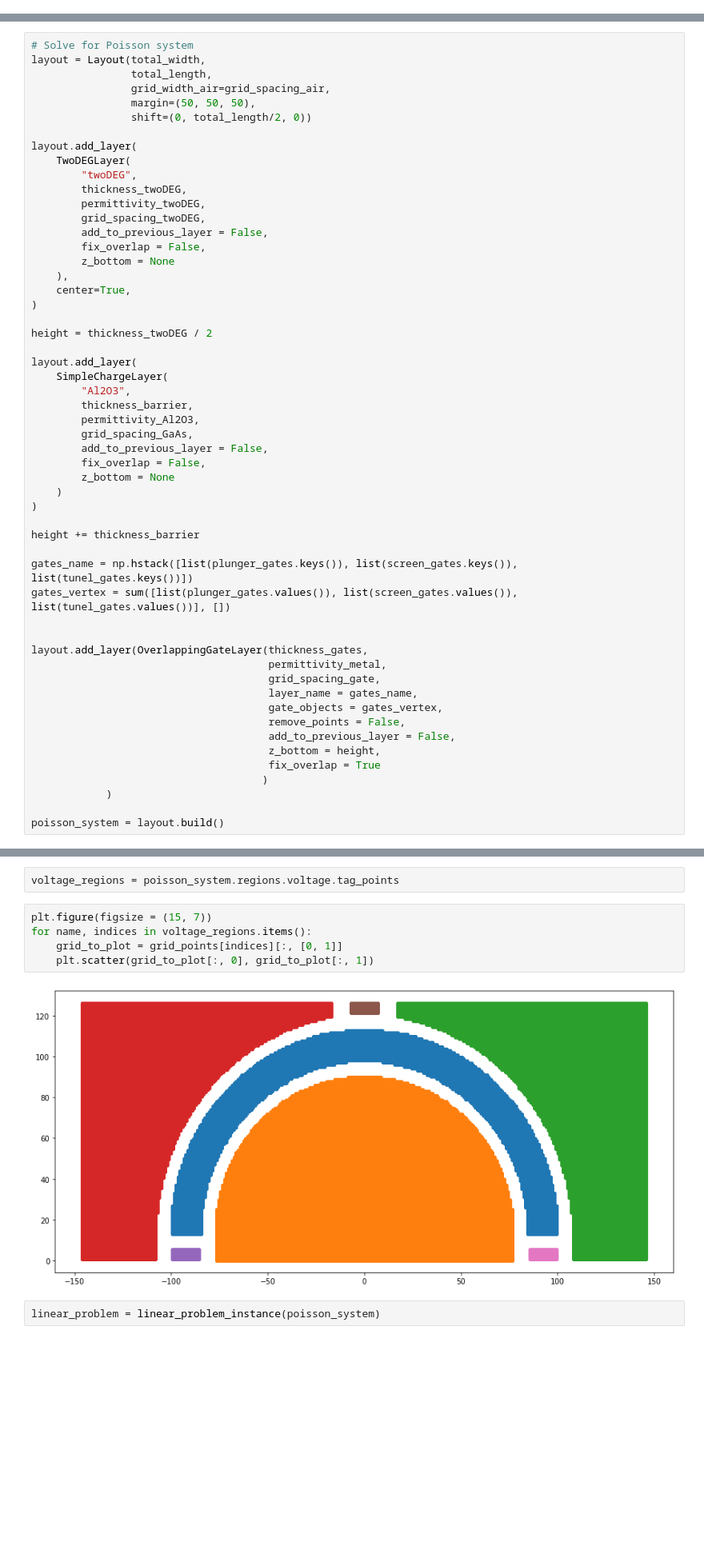
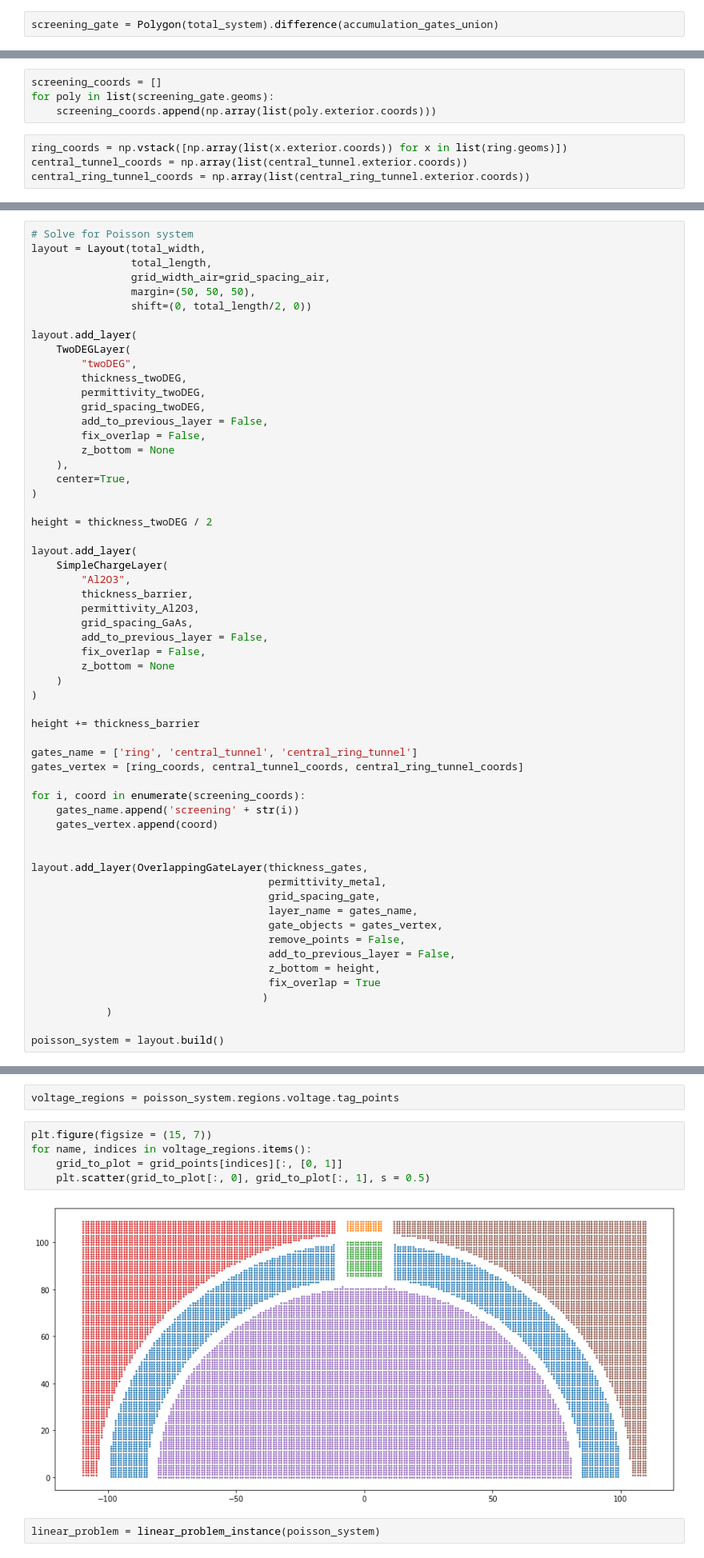
Before and after one commit to Satin21/Trijunction, a Jupyter notebook: analysis/ring_cavity_gates.ipynb, the cells around one changed output, grey strips where cells are left out. Shown at 80% size. Drawn from its saved outputs; the diff is of its cells as text; blank space fills up the shorter version.

Commit message:
new proposed gate design and simpler implementation

```diff
--- a/analysis/ring_cavity_gates.ipynb
+++ b/analysis/ring_cavity_gates.ipynb
@@ -159,0 +162,2 @@ plot_gates(gates);
+# %%
+screening_gate = Polygon(total_system).difference(accumulation_gates_union)
@@ -159,0 +172,8 @@ plot_gates(gates);
+# %%
+screening_coords = []
+for poly in list(screening_gate.geoms):
+    screening_coords.append(np.array(list(poly.exterior.coords)))
+# %%
+ring_coords = np.vstack([np.array(list(x.exterior.coords)) for x in list(ring.geoms)])
+central_tunnel_coords = np.array(list(central_tunnel.exterior.coords))
+central_ring_tunnel_coords = np.array(list(central_ring_tunnel.exterior.coords))
@@ -218,8 +245,12 @@ layout.add_layer(
 
 height += thickness_barrier
 
-gates_name = np.hstack([list(plunger_gates.keys()), list(screen_gates.keys()), list(tunel_gates.keys())])
-gates_vertex = sum([list(plunger_gates.values()), list(screen_gates.values()), list(tunel_gates.values())], [])
+gates_name = ['ring', 'central_tunnel', 'central_ring_tunnel']
+gates_vertex = [ring_coords, central_tunnel_coords, central_ring_tunnel_coords]
+
+for i, coord in enumerate(screening_coords):
+    gates_name.append('screening' + str(i))
+    gates_vertex.append(coord)
 
 
 layout.add_layer(OverlappingGateLayer(thickness_gates,
@@ -258,9 +289,9 @@ voltage_regions = poisson_system.regions.voltage.tag_points
 # %%
 plt.figure(figsize = (15, 7))
 for name, indices in voltage_regions.items():
     grid_to_plot = grid_points[indices][:, [0, 1]]
-    plt.scatter(grid_to_plot[:, 0], grid_to_plot[:, 1])
+    plt.scatter(grid_to_plot[:, 0], grid_to_plot[:, 1], s = 0.5)
 # %% [output]
-[figure, old version]
+[figure, new version]
 # %%
 linear_problem = linear_problem_instance(poisson_system)
```
Also changed, not shown: parts of 13 cells of this notebook.
